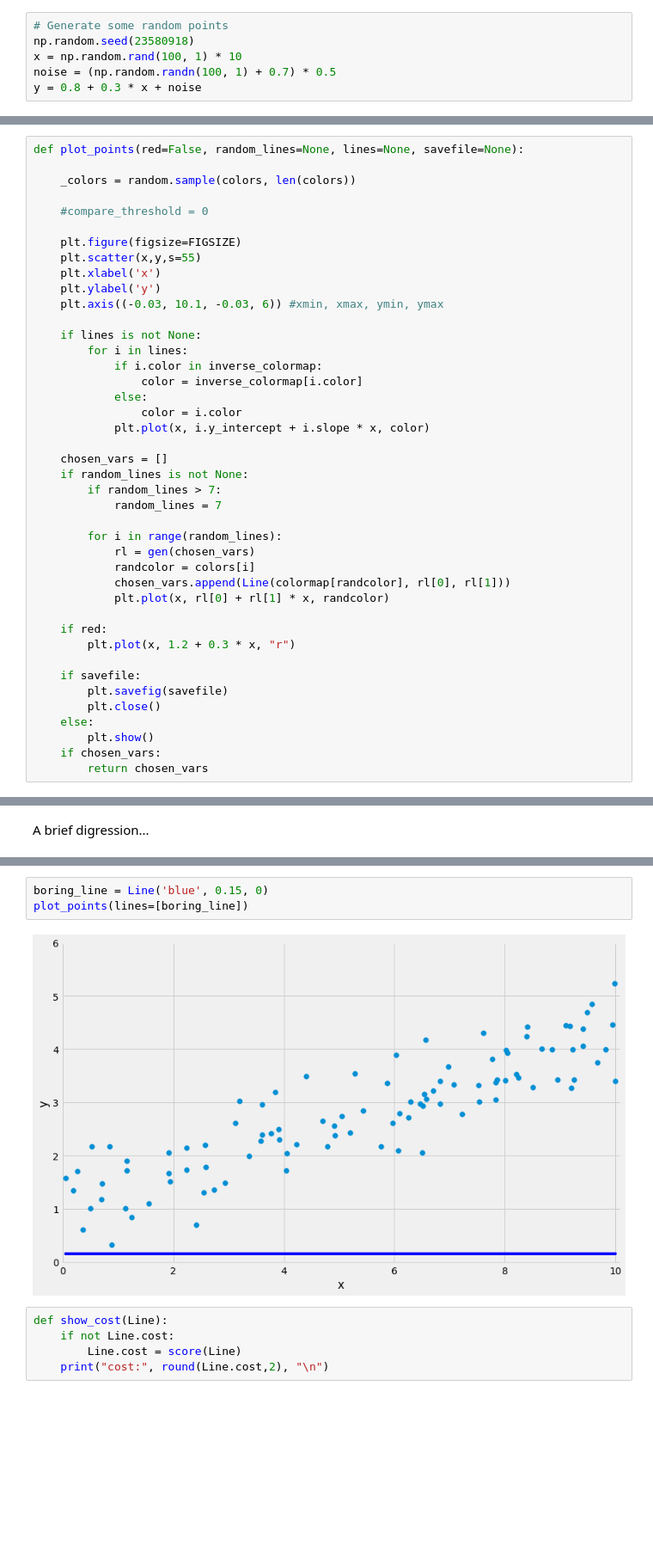
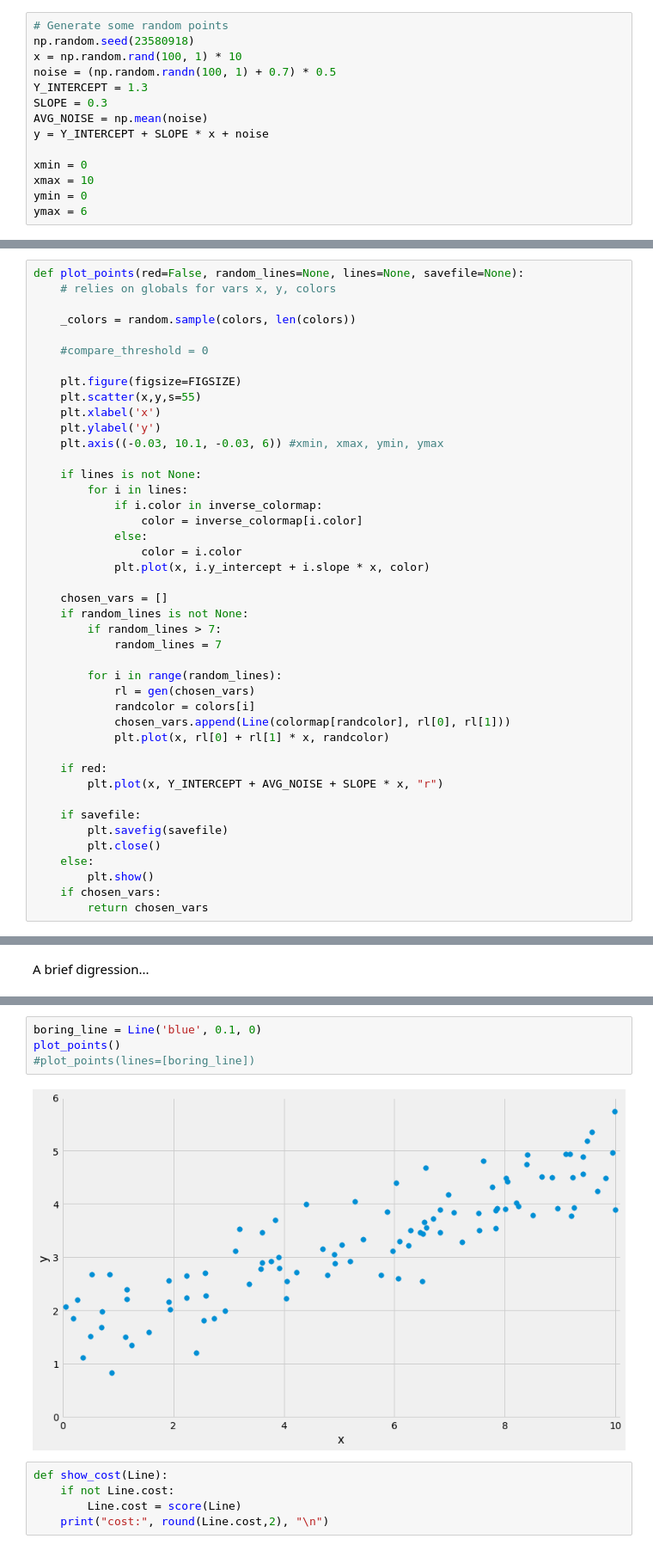
Before and after one commit to evan-burke/m3_sf_2020_training, a Jupyter notebook: how_ml_works.ipynb, the cells around one changed output, grey strips where cells are left out. Shown at 86% size. Drawn from its saved outputs; the diff is of its cells as text; blank space fills up the shorter version.

Commit message:
add another image

```diff
--- a/how_ml_works.ipynb
+++ b/how_ml_works.ipynb
@@ -31,7 +31,15 @@ FIGSIZE = (13,8)
 np.random.seed(23580918)
 x = np.random.rand(100, 1) * 10
 noise = (np.random.randn(100, 1) + 0.7) * 0.5
-y = 0.8 + 0.3 * x + noise
+Y_INTERCEPT = 1.3
+SLOPE = 0.3
+AVG_NOISE = np.mean(noise)
+y = Y_INTERCEPT + SLOPE * x + noise
+
+xmin = 0
+xmax = 10
+ymin = 0
+ymax = 6
 # %%
 def gen_random_line():
     y_intercept_range = (0.3, 3)
@@ -86,6 +94,7 @@ for i in colormap:
     inverse_colormap[colormap[i]] = i
 # %%
 def plot_points(red=False, random_lines=None, lines=None, savefile=None):
+    # relies on globals for vars x, y, colors
 
     _colors = random.sample(colors, len(colors))
 
@@ -117,7 +126,7 @@ def plot_points(red=False, random_lines=None, lines=None, savefile=None):
             plt.plot(x, rl[0] + rl[1] * x, randcolor)
 
     if red:
-        plt.plot(x, 1.2 + 0.3 * x, "r")
+        plt.plot(x, Y_INTERCEPT + AVG_NOISE + SLOPE * x, "r")
 
     if savefile:
         plt.savefig(savefile)
@@ -207,8 +229,9 @@ FANCY COMPUTER MATH GOES HERE
 # %%
-boring_line = Line('blue', 0.15, 0)
-plot_points(lines=[boring_line])
+boring_line = Line('blue', 0.1, 0)
+plot_points()
+#plot_points(lines=[boring_line])
 # %% [output]
-[figure, old version]
+[figure, new version]
 # %%
 def show_cost(Line):
     if not Line.cost:
```
Also changed, not shown: parts of 18 cells of this notebook, 1 other file.
